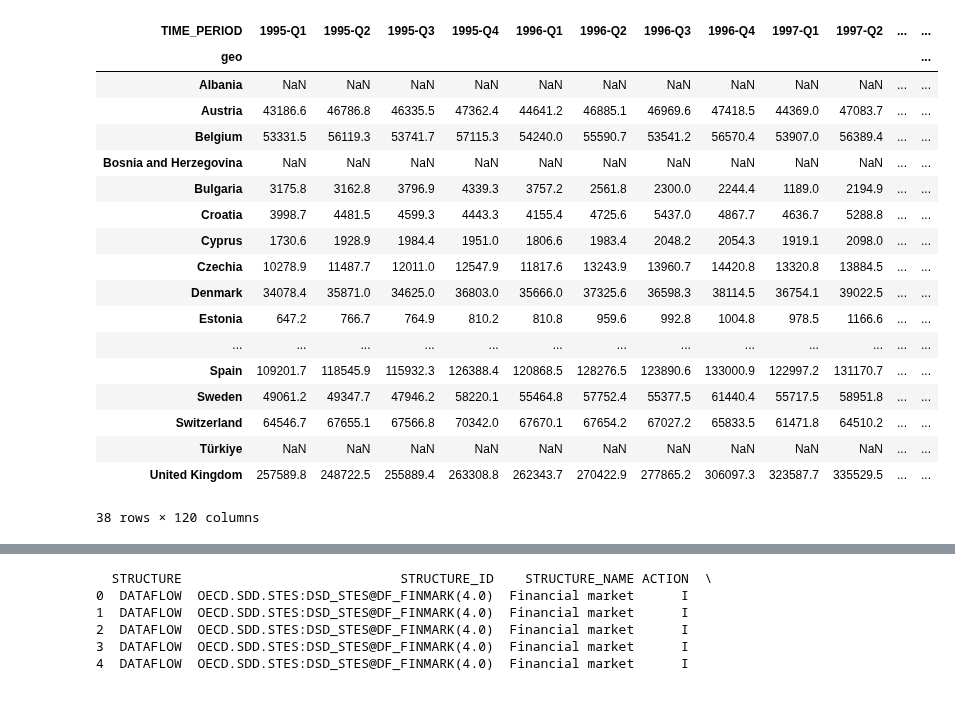
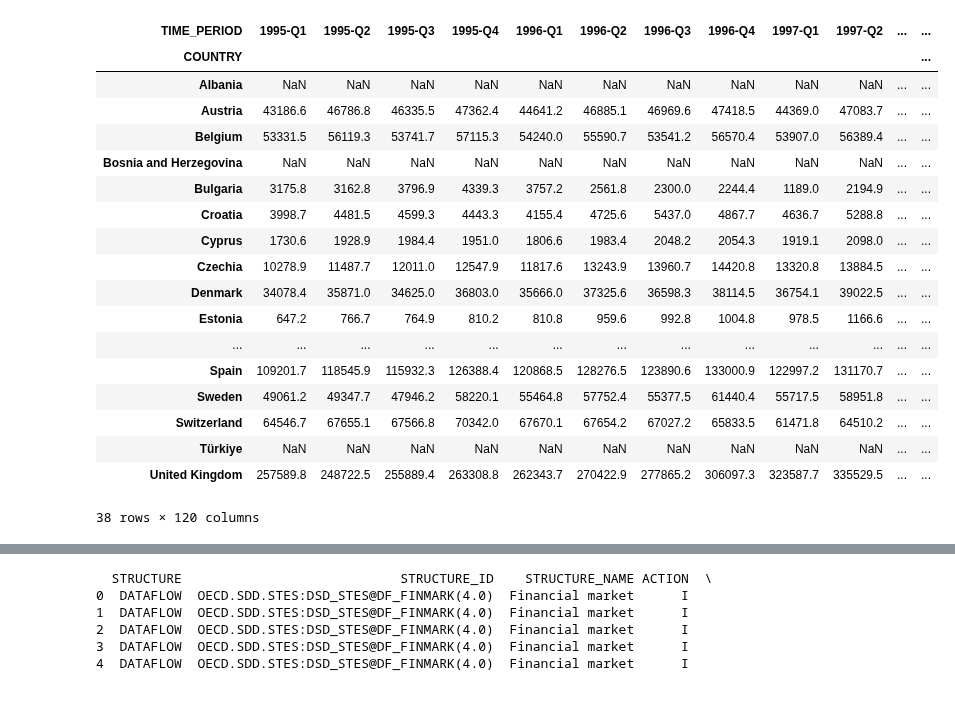
Before and after one commit to enriquealarcon01/Stat-App, a Jupyter notebook: Stat'App- test données.ipynb, the cells around one changed output, grey strips where cells are left out. Drawn from its saved outputs; the diff is of its cells as text; code cells hidden in the pictures.

```diff
--- a/Stat'App- test données.ipynb
+++ b/Stat'App- test données.ipynb
@@ -2,25 +2,33 @@
 import pandas as pd
 # %%
 #Extration des données relatives au GDP (Données Eurostat)
-# Online data code:namq_10_gdp
-# Unit of measure: Current prices-milliion euro
+
+'''
+Informations générales
+Online data code:namq_10_gdp
+Unit of measure: Current prices-million euro
+'''
+
 df_GDP= pd.read_csv("Données_extraites/GDP_Trimestriel_eurostat.csv", encoding='utf-8')
 #print(df_GDP.head())
 
 
 # Choix des colonnes rélévantes
 df_GDP_selected = df_GDP[['geo', 'TIME_PERIOD', 'OBS_VALUE']]
 #print(df_GDP_selected.head())
 
 # Obtention des données de panel
 df_GDP_pivot = df_GDP_selected.pivot_table(index='geo', columns='TIME_PERIOD', values='OBS_VALUE', aggfunc='first')
 
+# Renomer l'index des colonnes
+df_GDP_pivot = df_GDP_pivot.rename_axis(index={'geo': 'COUNTRY'})
+
 # Vérification
 #print(df_GDP_pivot.head())
 df_GDP_pivot
 # %% [output]
 | TIME_PERIOD | 1995-Q1 | 1995-Q2 | 1995-Q3 | 1995-Q4 | 1996-Q1 | 1996-Q2 | 1996-Q3 | 1996-Q4 | 1997-Q1 | 1997-Q2 | ... | ... |
-| geo |  |  |  |  |  |  |  |  |  |  |  | ... |
+| COUNTRY |  |  |  |  |  |  |  |  |  |  |  | ... |
 | Albania | NaN | NaN | NaN | NaN | NaN | NaN | NaN | NaN | NaN | NaN | ... | ... |
 | Austria | 43186.6 | 46786.8 | 46335.5 | 47362.4 | 44641.2 | 46885.1 | 46969.6 | 47418.5 | 44369.0 | 47083.7 | ... | ... |
 | Belgium | 53331.5 | 56119.3 | 53741.7 | 57115.3 | 54240.0 | 55590.7 | 53541.2 | 56570.4 | 53907.0 | 56389.4 | ... | ... |
```
Also changed, not shown: parts of 4 cells of this notebook.
